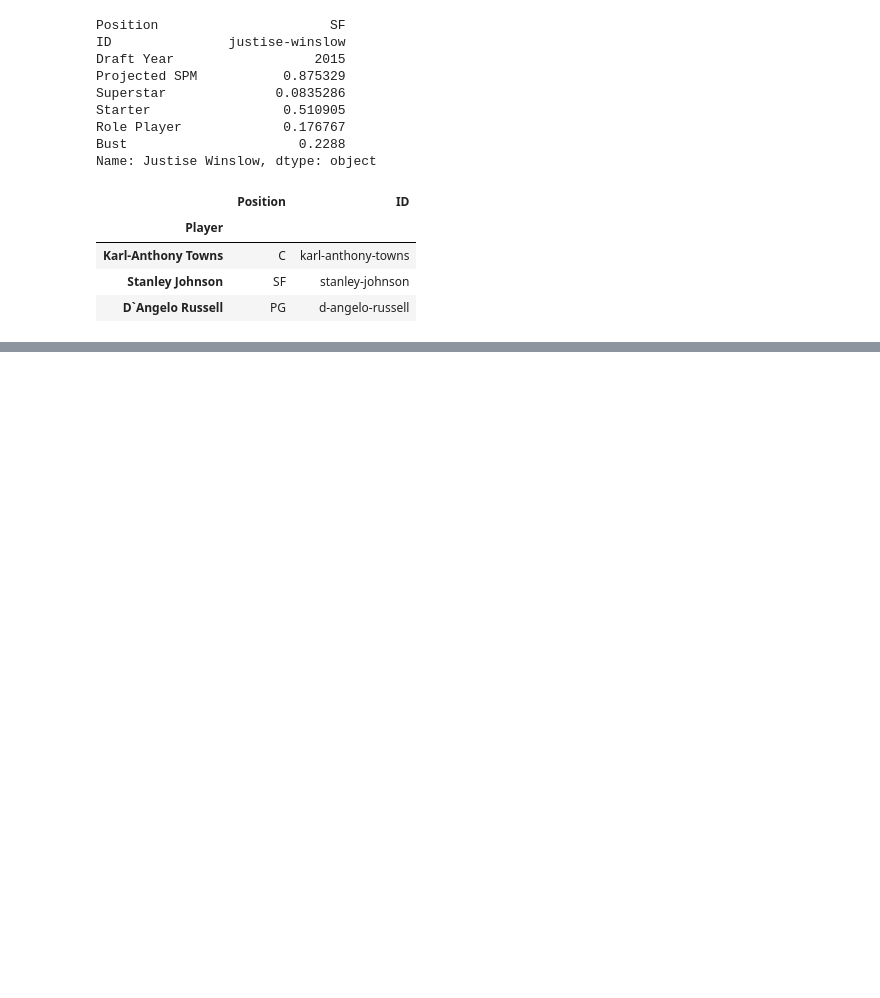
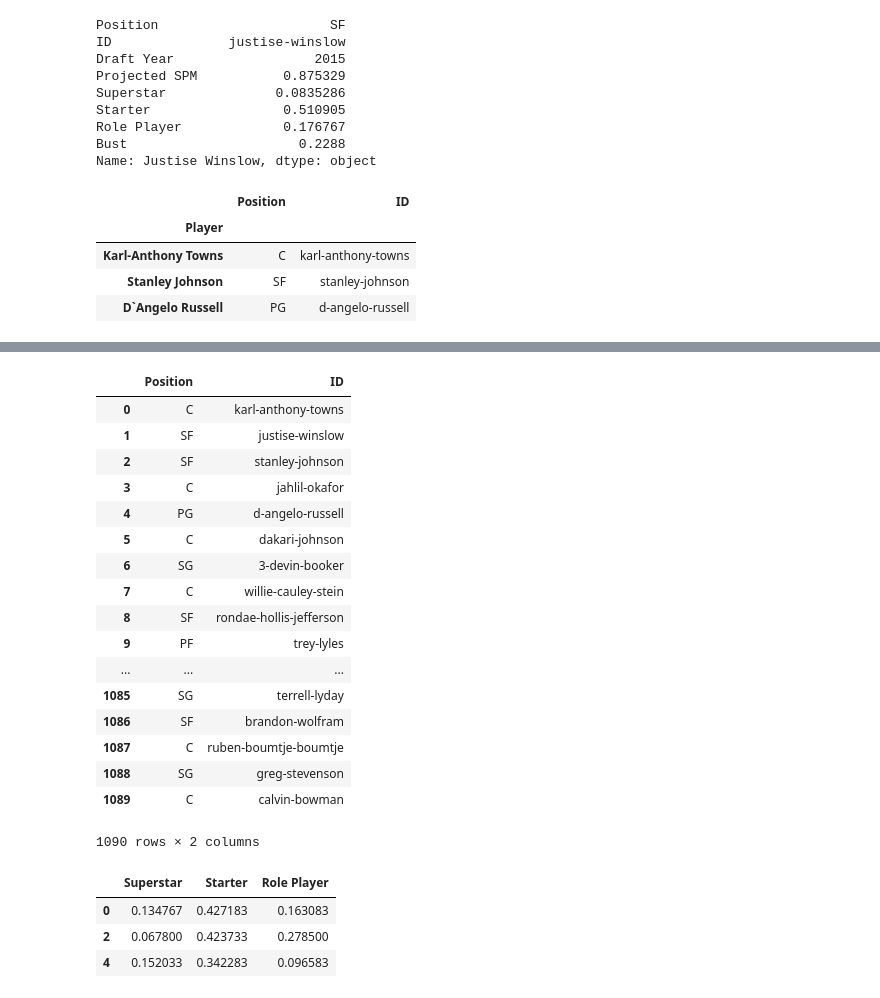
Before and after one commit to matheusbattisti/ds3_loc_iloc, a Jupyter notebook: loc_iloc_utilizacao.ipynb, the cells around one changed output, grey strips where cells are left out. Saved outputs shown, nothing was run; the diff lists cells and outputs as text; code cells hidden in the pictures; blank space fills up the shorter version.

```diff
--- a/loc_iloc_utilizacao.ipynb
+++ b/loc_iloc_utilizacao.ipynb
@@ -112,0 +180,30 @@ df2.head(5)
+# %%
+# todos os dados da segunda e terceira coluna
+df.iloc[:, 1:3]
+# %% [output]
+|  | Position | ID |
+| 0 | C | karl-anthony-towns |
+| 1 | SF | justise-winslow |
+| 2 | SF | stanley-johnson |
+| 3 | C | jahlil-okafor |
+| 4 | PG | d-angelo-russell |
+| 5 | C | dakari-johnson |
+| 6 | SG | 3-devin-booker |
+| 7 | C | willie-cauley-stein |
+| 8 | SF | rondae-hollis-jefferson |
+| 9 | PF | trey-lyles |
+| ... | ... | ... |
+| 1085 | SG | terrell-lyday |
+| 1086 | SF | brandon-wolfram |
+| 1087 | C | ruben-boumtje-boumtje |
+| 1088 | SG | greg-stevenson |
+| 1089 | C | calvin-bowman |
+1090 rows × 2 columns
+# %%
+# 1º,3º e 5º elementos e 6ª a 9ª colunas
+df.iloc[[0,2,4], 5:8]
+# %% [output]
+|  | Superstar | Starter | Role Player |
+| 0 | 0.134767 | 0.427183 | 0.163083 |
+| 2 | 0.067800 | 0.423733 | 0.278500 |
+| 4 | 0.152033 | 0.342283 | 0.096583 |
```
Also changed, not shown: parts of 5 cells of this notebook.
